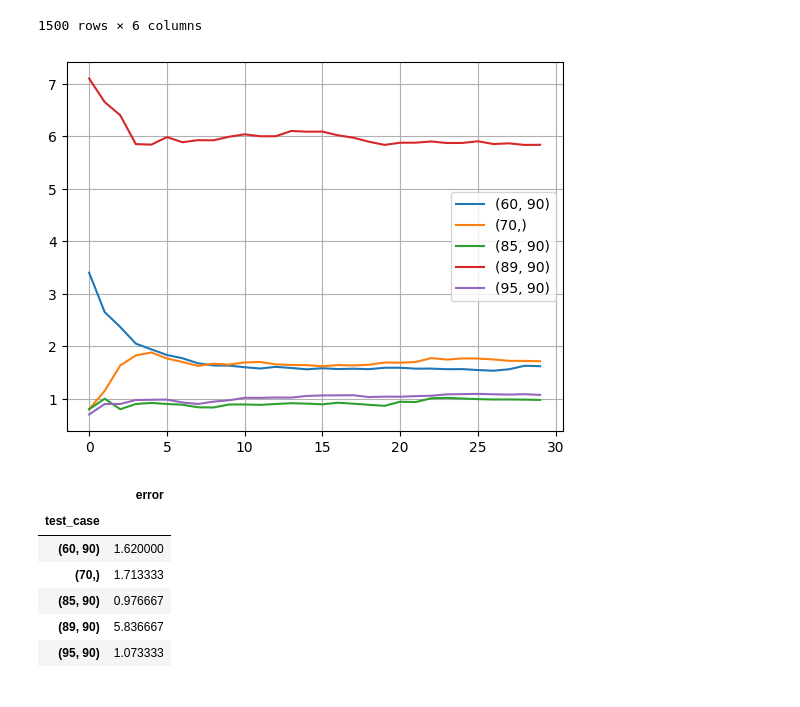
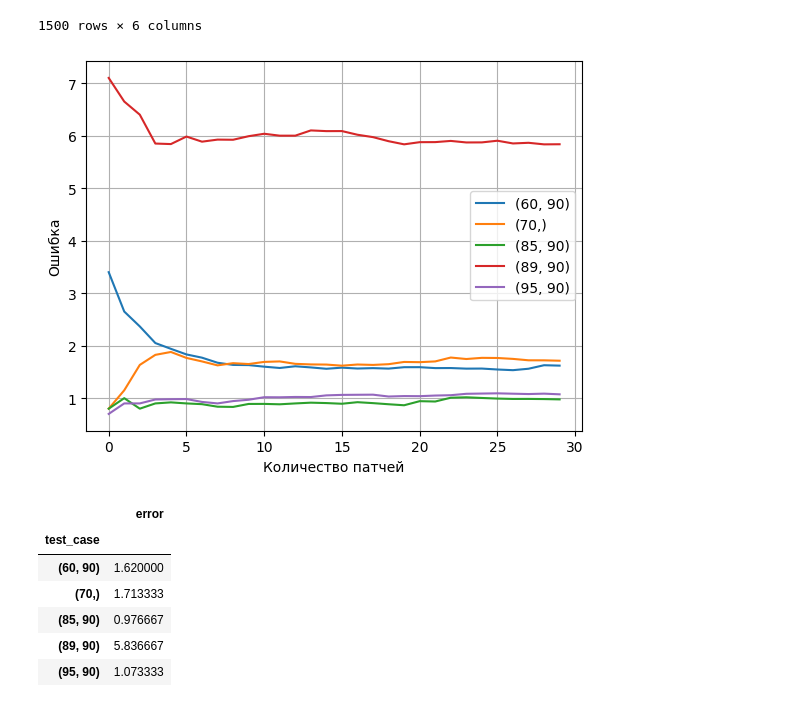
Before and after one commit to itsecd/ml-for-sec-lab3, a Jupyter notebook: A2.ipynb, the cells around one changed output. Saved outputs shown, nothing was run; the diff lists cells and outputs as text; code cells hidden in the pictures.

```diff
--- a/A2.ipynb
+++ b/A2.ipynb
@@ -1,5 +1,6 @@
 # %%
 REPOSITORY_PATH = 'BoostingCNN-Jpeg-Primary-Quantization-Matrix-Estimation'
+DATA_PATH = 'data'
 # %%
 import os
 import cv2
@@ -46,12 +47,14 @@ test_cases = [
 # Assume that 30 patches will be enough
 MAX_PATCHES = 30
 
+path_to_table = os.path.join(DATA_PATH, 'pathces_exp_results.csv')
+path_to_images = os.path.join(DATA_PATH, '*.tif')
 target_size = (64, 64)
 
-if not os.path.exists('data/pathces_exp_results.csv'):
+if not os.path.exists(path_to_table):
     experiment_results = []
     for test_case in tqdm(test_cases, position=0):
-        for filename in tqdm(glob('data/*.tif'), position=1, leave=True):
+        for filename in tqdm(glob(path_to_images), position=1, leave=True):
             image = cv2.imread(filename)
             all_blocks = view_as_windows(image, (64, 64, 3), step=64).reshape(-1, 64, 64, 3)
             np.random.shuffle(all_blocks)
@@ -66,9 +69,9 @@ if not os.path.exists('data/pathces_exp_results.csv'):
                 experiment_results.append([filename, block_idx, test_case, qf1_qf2_hat, error])
 
     df = pd.DataFrame(experiment_results, columns=['filename', 'blockidx', 'test_case', 'prediction', 'error'])
-    df.to_csv('data/pathces_exp_results.csv')
+    df.to_csv(path_to_table)
 # %%
-df = pd.read_csv('data/pathces_exp_results.csv')
+df = pd.read_csv(path_to_table)
 df
 # %% [output]
 |  | Unnamed: 0 | filename | blockidx | test_case | prediction | error |
@@ -102,11 +105,13 @@ for r in means_per_number_of_blocks:
 # %%
 for whom, values in to_plot_data.items():
     plt.plot(np.arange(len(values)), values, label=f'{whom}')
+plt.xlabel("Количество патчей")
+plt.ylabel("Ошибка")
 plt.legend()
 plt.grid()
 plt.show()
 # %% [output]
-[figure, old version]
+[figure, new version]
 # %%
 df.groupby(['test_case'])\
             ['error']\
```
Also changed, not shown: 4 other files.
